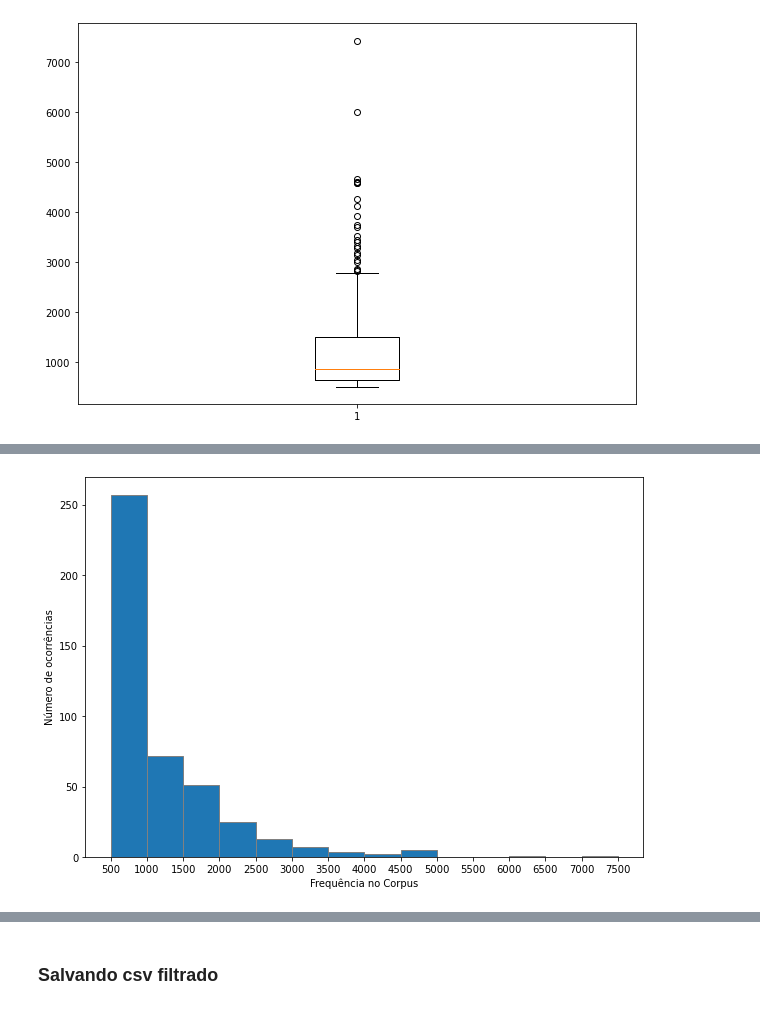
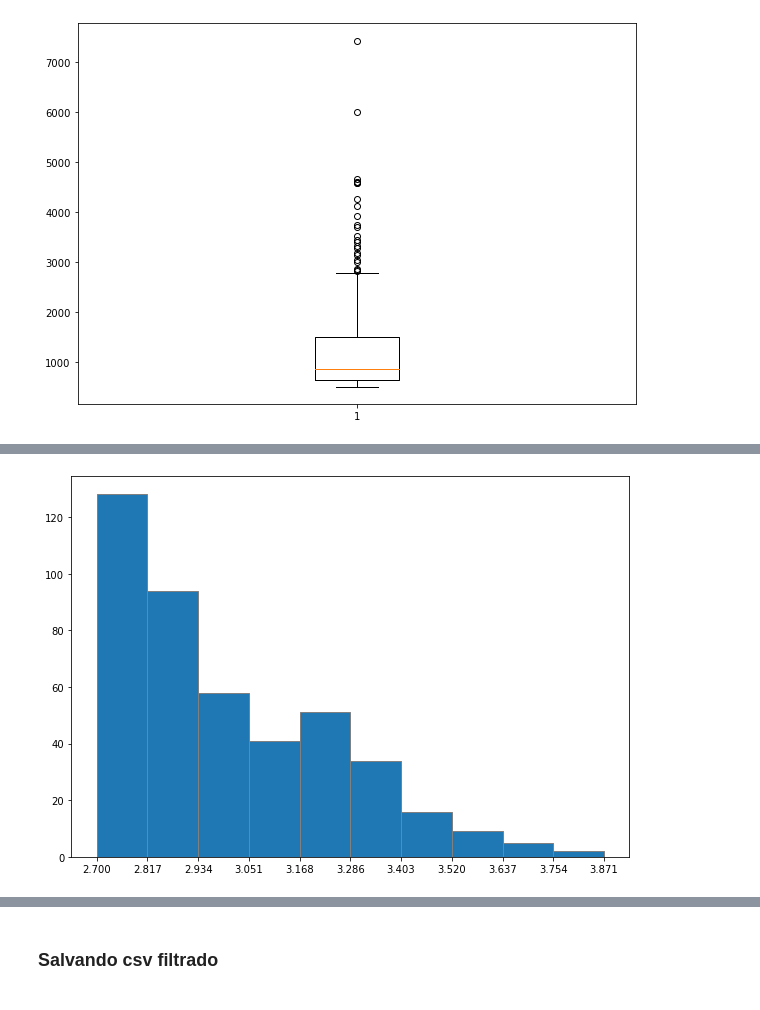
Before and after one commit to lflage/hist_tycho, a Jupyter notebook: TB_Exploratório.ipynb, the cells around one changed output, grey strips where cells are left out. Drawn from its saved outputs; the diff is of its cells as text; code cells hidden in the pictures.

Commit message:
alterada função que gera frequências no corpu para estar de acordo com lei de zipf

```diff
--- a/TB_Exploratório.ipynb
+++ b/TB_Exploratório.ipynb
@@ -77,4 +78,4 @@ stopWords = set(remover_acentos(' '.join(stopWords)).split())
 # %% [markdown]
 Remove palavras com menos de 500 ocorrências.
 # %%
-new_dict = {key:val for key, val in count.items() if key not in stopWords and 500<val and len(key)>2}
+proc_dict = {key:val for key, val in count.items() if key not in stopWords and 500<val and len(key)>2}
@@ -108,11 +134,8 @@ plt.show()
 # %%
 fig, ax = plt.subplots(figsize =(10, 7))
-counts, bins, patches = ax.hist(count_int_list, edgecolor='gray', bins=range(500,8000,500))
+counts, bins, patches = ax.hist(np.log10(count_int_list), edgecolor='gray')
 
 ax.set_xticks(bins)
-ax.set_xlabel('Frequência no Corpus')
-ax.set_ylabel('Número de ocorrências')
-
 plt.show()
 # %% [output]
-[figure, old version]
+[figure, new version]
```
Also changed, not shown: parts of 11 cells of this notebook.
